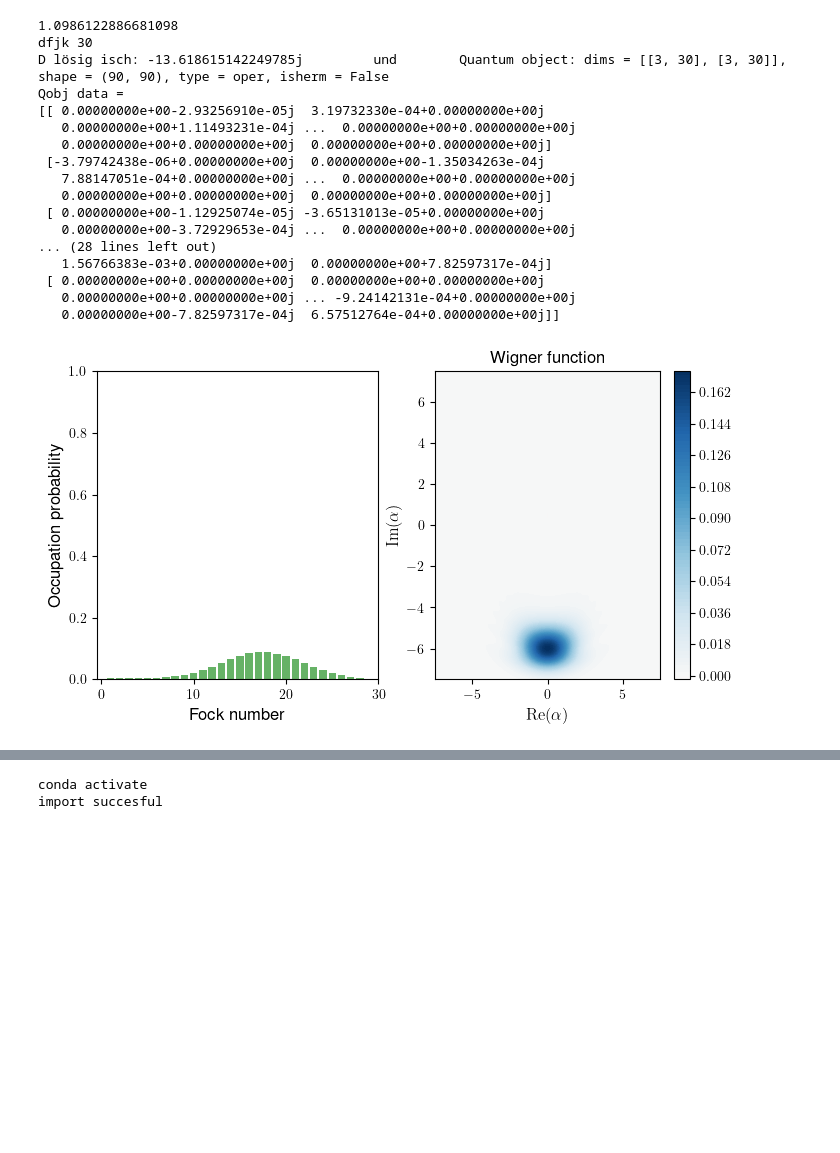
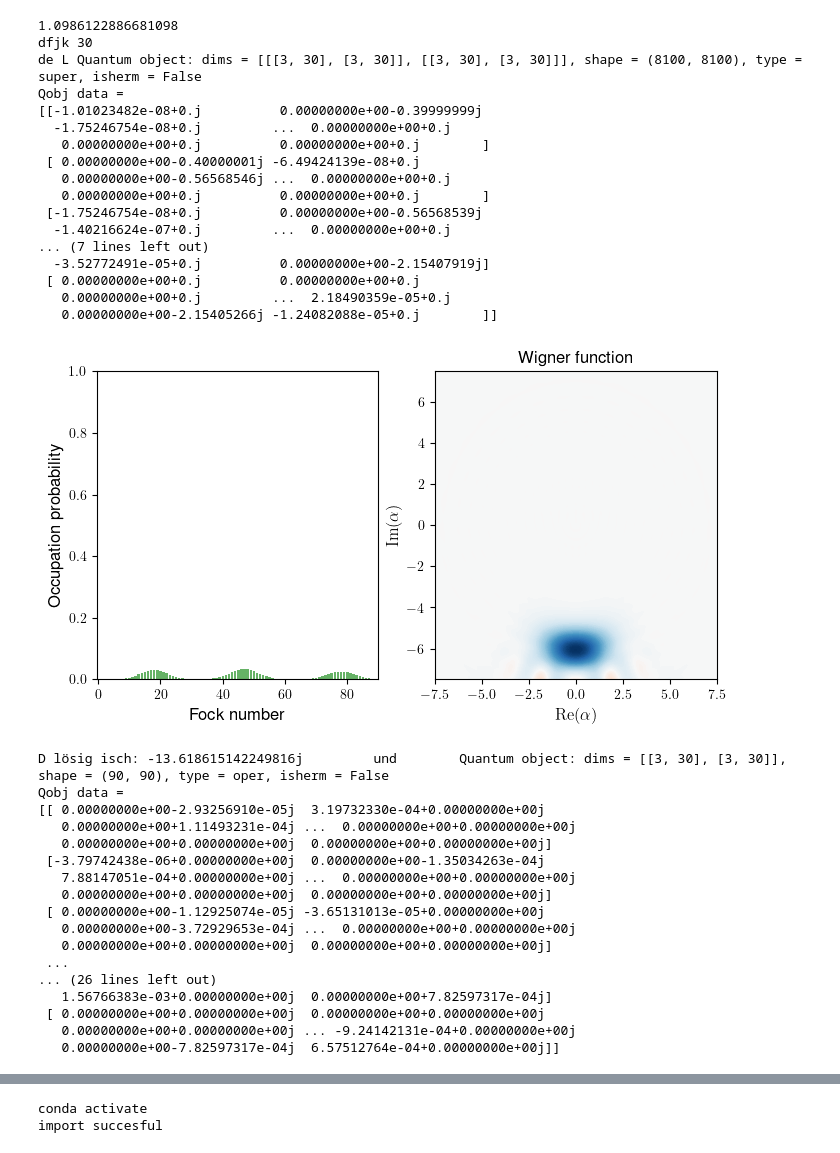
Before and after one commit to SanderStammbach/Sanders-Studium, a Jupyter notebook: Master-Arbeit/main2.ipynb, the cells around one changed output, grey strips where cells are left out. Drawn from its saved outputs; the diff is of its cells as text; code cells hidden in the pictures; blank space fills up the shorter version.

```diff
--- a/Master-Arbeit/main2.ipynb
+++ b/Master-Arbeit/main2.ipynb
@@ -158,51 +160,86 @@ def DichteMatrix(nh, nc, nf, Hami):
     A2=Trans_13.dag()
     A3=Trans_23
     A4=Trans_23.dag()
     A5=a
     A6=a.dag()
 ########################################################################################################
     c_op_list=[]
 
     c_op_list.append(np.sqrt(gamma_1)*A1)
     c_op_list.append(np.sqrt(gamma_2)*A2)
     c_op_list.append(np.sqrt(gamma_3)*A3)
     c_op_list.append(np.sqrt(gamma_4)*A4)
     c_op_list.append(np.sqrt(kappa_5)*A5)
     c_op_list.append(np.sqrt(kappa_6)*A6)
     rho = steadystate(Hami, c_op_list)
     return rho
 
 rho = DichteMatrix(nh,nc,nf,Hdilde)
+rhoV=qutip.operator_to_vector(rho)
+rhoVT=np.transpose(rhoV)
+x=np.zeros([8100])
+L=qutip.liouvillian(Hdilde,rho)
+print("de L",L)
+rhoV=qutip.operator_to_vector(rho)
+#print(c_op_list)
+chi=1
+v=1
+#print(rho)
 
-#print(c_op_list)
-
-
-#print(rho)
-#qutip.plot_wigner_fock_distribution(rho)
-#plt.show()
+qutip.plot_wigner_fock_distribution(rho)
+plt.show()
 
 print("D lösig isch:",np.trace((a*(c_op_list[4]*rho*c_op_list[4].dag()-1/2*(c_op_list[4].dag()*c_op_list[4]*rho-rho*c_op_list[4].dag()*c_op_list[4]))))-np.trace(a*a.dag()*a),"        und       ",a*(c_op_list[4]*rho*c_op_list[4].dag()-1/2*(c_op_list[4].dag()*c_op_list[4]*rho-rho*c_op_list[4].dag()*c_op_list[4])))
 
 rho_f=rho.ptrace(1)  ### State in the cavity
 print(rho)
 qutip.plot_wigner_fock_distribution(rho_f,colorbar='colorbar')
 plt.show()
+#L_vec = np.exp(1j*chi*v)*qutip.to_super(L) - 0.5*(spre(L.dag() * L) + spost(L.dag()*L))
+
+a = np.array([[1, 2], [3, 5]])
+
+b = np.array([1, 2])
+J=[]
+#z = np.linalg.solve(L,rhoV)
+L_list=[Trans_13,Trans_23,Trans_12]
+J=qutip.to_super(c_op_list[0])
+
+print("J===============",J)
+print(np.append(L,x))########################## So kann ich das nächste ding appenden
 # %% [output]
 1.0986122886681098
 dfjk 30
-D lösig isch: -13.618615142249785j         und        Quantum object: dims = [[3, 30], [3, 30]], shape = (90, 90), type = oper, isherm = False
+de L Quantum object: dims = [[[3, 30], [3, 30]], [[3, 30], [3, 30]]], shape = (8100, 8100), type = super, isherm = False
 Qobj data =
-[[ 0.00000000e+00-2.93256910e-05j  3.19732330e-04+0.00000000e+00j
-   0.00000000e+00+1.11493231e-04j ...  0.00000000e+00+0.00000000e+00j
-   0.00000000e+00+0.00000000e+00j  0.00000000e+00+0.00000000e+00j]
- [-3.79742438e-06+0.00000000e+00j  0.00000000e+00-1.35034263e-04j
-   7.88147051e-04+0.00000000e+00j ...  0.00000000e+00+0.00000000e+00j
-   0.00000000e+00+0.00000000e+00j  0.00000000e+00+0.00000000e+00j]
- [ 0.00000000e+00-1.12925074e-05j -3.65131013e-05+0.00000000e+00j
-   0.00000000e+00-3.72929653e-04j ...  0.00000000e+00+0.00000000e+00j
-... (28 lines left out)
-   1.56766383e-03+0.00000000e+00j  0.00000000e+00+7.82597317e-04j]
- [ 0.00000000e+00+0.00000000e+00j  0.00000000e+00+0.00000000e+00j
-   0.00000000e+00+0.00000000e+00j ... -9.24142131e-04+0.00000000e+00j
-   0.00000000e+00-7.82597317e-04j  6.57512764e-04+0.00000000e+00j]]
+[[-1.01023482e-08+0.j          0.00000000e+00-0.39999999j
+  -1.75246754e-08+0.j         ...  0.00000000e+00+0.j
+   0.00000000e+00+0.j          0.00000000e+00+0.j        ]
+ [ 0.00000000e+00-0.40000001j -6.49424139e-08+0.j
+   0.00000000e+00-0.56568546j ...  0.00000000e+00+0.j
+   0.00000000e+00+0.j          0.00000000e+00+0.j        ]
+ [-1.75246754e-08+0.j          0.00000000e+00-0.56568539j
+  -1.40216624e-07+0.j         ...  0.00000000e+00+0.j
+... (7 lines left out)
+  -3.52772491e-05+0.j          0.00000000e+00-2.15407919j]
+ [ 0.00000000e+00+0.j          0.00000000e+00+0.j
+   0.00000000e+00+0.j         ...  2.18490359e-05+0.j
+   0.00000000e+00-2.15405266j -1.24082088e-05+0.j        ]]
-[figure, old version]
+[figure, new version]
+D lösig isch: -13.618615142249816j         und        Quantum object: dims = [[3, 30], [3, 30]], shape = (90, 90), type = oper, isherm = False
+Qobj data =
+[[ 0.00000000e+00-2.93256910e-05j  3.19732330e-04+0.00000000e+00j
+   0.00000000e+00+1.11493231e-04j ...  0.00000000e+00+0.00000000e+00j
+   0.00000000e+00+0.00000000e+00j  0.00000000e+00+0.00000000e+00j]
+ [-3.79742438e-06+0.00000000e+00j  0.00000000e+00-1.35034263e-04j
+   7.88147051e-04+0.00000000e+00j ...  0.00000000e+00+0.00000000e+00j
+   0.00000000e+00+0.00000000e+00j  0.00000000e+00+0.00000000e+00j]
+ [ 0.00000000e+00-1.12925074e-05j -3.65131013e-05+0.00000000e+00j
+   0.00000000e+00-3.72929653e-04j ...  0.00000000e+00+0.00000000e+00j
+   0.00000000e+00+0.00000000e+00j  0.00000000e+00+0.00000000e+00j]
+ ...
+... (26 lines left out)
+   1.56766383e-03+0.00000000e+00j  0.00000000e+00+7.82597317e-04j]
+ [ 0.00000000e+00+0.00000000e+00j  0.00000000e+00+0.00000000e+00j
+   0.00000000e+00+0.00000000e+00j ... -9.24142131e-04+0.00000000e+00j
+   0.00000000e+00-7.82597317e-04j  6.57512764e-04+0.00000000e+00j]]
```
Also changed, not shown: parts of 9 cells of this notebook, 17 other files.
